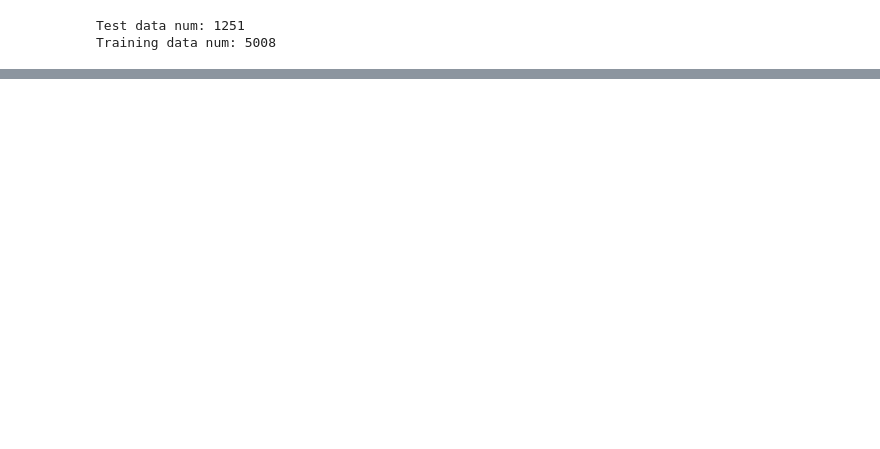
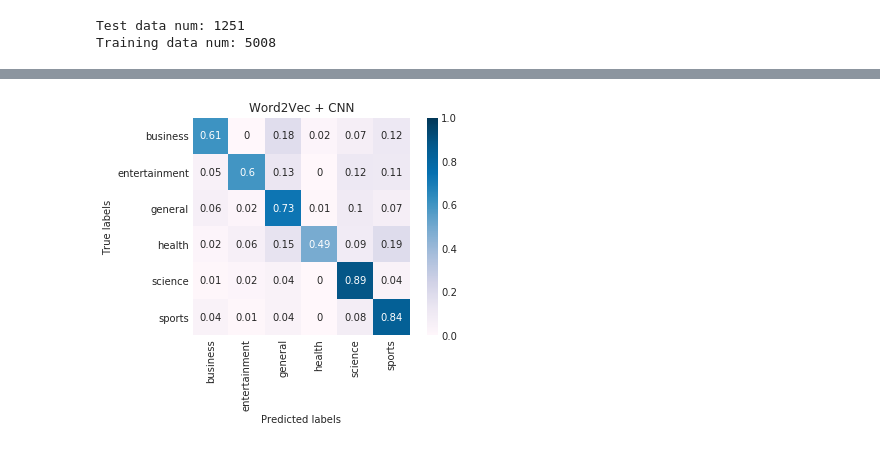
Before and after one commit to Yvainovski/News_Recommendation_System, a Jupyter notebook: model_cnn.ipynb, the cells around one changed output, grey strips where cells are left out. Saved outputs shown, nothing was run; the diff lists cells and outputs as text; code cells hidden in the pictures; blank space fills up the shorter version.

```diff
--- a/model_cnn.ipynb
+++ b/model_cnn.ipynb
@@ -91,0 +98,11 @@ w2v_model = gensim.models.Word2Vec(tok_corpus, size=100, window=5, min_count=1,
+# %%
+t = X_train_tok+X_test_tok
+voc = list()
+max_sent_len = 0
+for sent in t:
+    if(len(sent)>max_sent_len):
+        max_sent_len = len(sent)
+    for w in sent:
+        voc.append(w)
+
+print('There are {} words in total;\nMax sentence length is {}'.format(len(np.unique(voc)),max_sent_len))
@@ -96,25 +116,22 @@ X_test  = list()
 
 for doc in X_train_tok:
     doc_vec = list()
-    for i in range(30):
+    for i in range(40):
         try:
             w = doc[i] # i-th word(w)
-            w_vec = w2v_model.wv[w]
+            w_vec = w2v_model[w]
             doc_vec.append(w_vec)
         except Exception:
-            doc_vec.append(np.zeros(100))
+            doc_vec.append(np.zeros(300))
     X_train.append(doc_vec)
-
 
 for doc in X_test_tok:
     doc_vec = list()
-    for i in range(30):
+    for i in range(40):
         try:
             w = doc[i] # i-th word(w)
-            w_vec = w2v_model.wv[w]
+            w_vec = w2v_model[w]
             doc_vec.append(w_vec)
         except Exception:
-            doc_vec.append(np.zeros(100))
+            doc_vec.append(np.zeros(300))
     X_test.append(doc_vec)
-X_train = np.asarray(X_train)
-X_test  = np.asarray(X_test)
@@ -258,0 +285,20 @@ INFO:tensorflow:Saving dict for global step 2000: accuracy = 0.9876, global_step
+# %%
+#============================ Confusion Matrix==============================================
+import seaborn as sns
+from sklearn.metrics import confusion_matrix
+
+con_mat = confusion_matrix(Y_test_str,Y_pred_lin).astype(np.float)
+for i,row in enumerate(con_mat):
+    row = row / float(sum(row))
+    con_mat[i] = row.round(2)
+
+with sns.axes_style("white"):
+    ax = sns.heatmap(con_mat, vmax=1, vmin=0 ,square=True, xticklabels=categories,
+                     yticklabels=categories,cmap="PuBu",annot =True)
+
+plt.title("Word2Vec + CNN")
+plt.ylabel('True labels')
+plt.xlabel('Predicted labels')
+plt.show()
+# %% [output]
+[figure, added]
```
Also changed, not shown: parts of 14 cells of this notebook, 1 other file.
